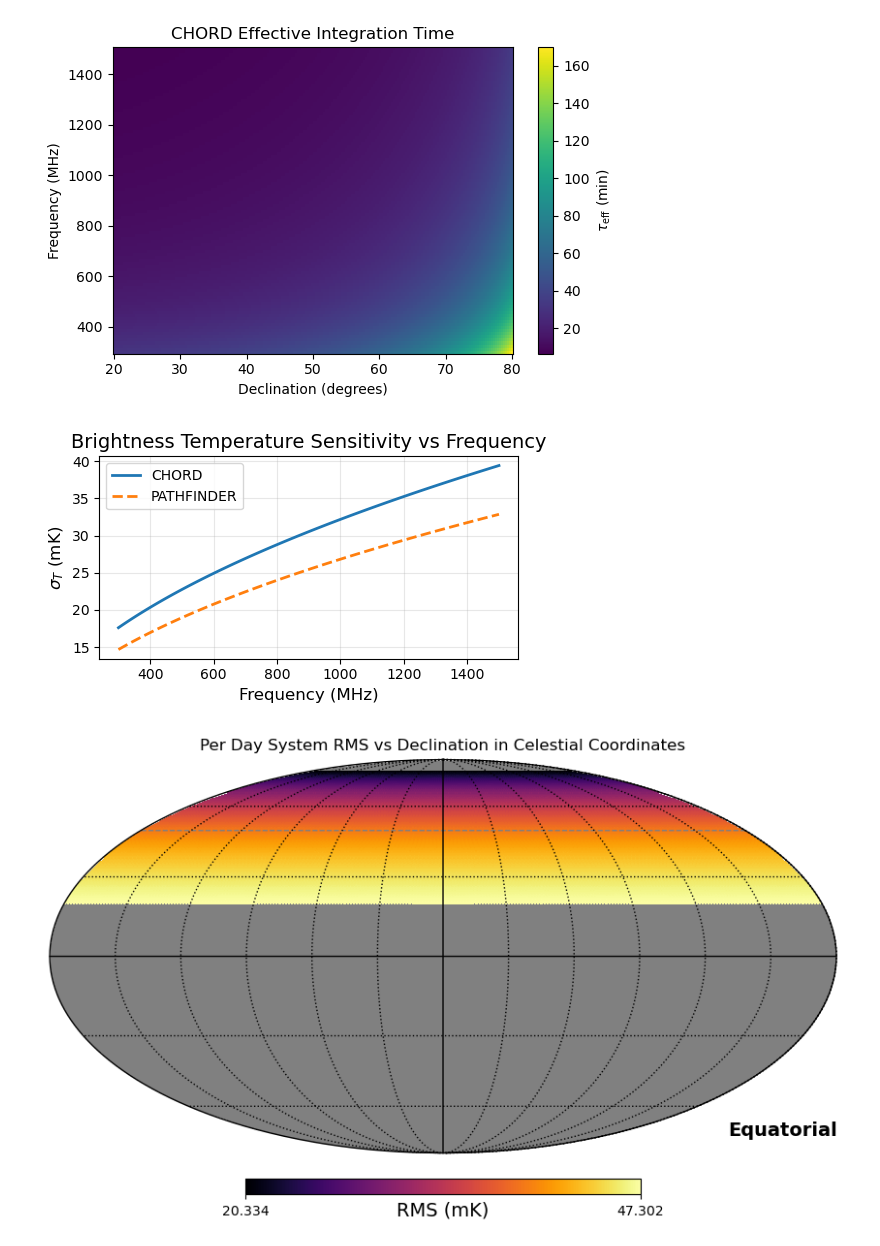
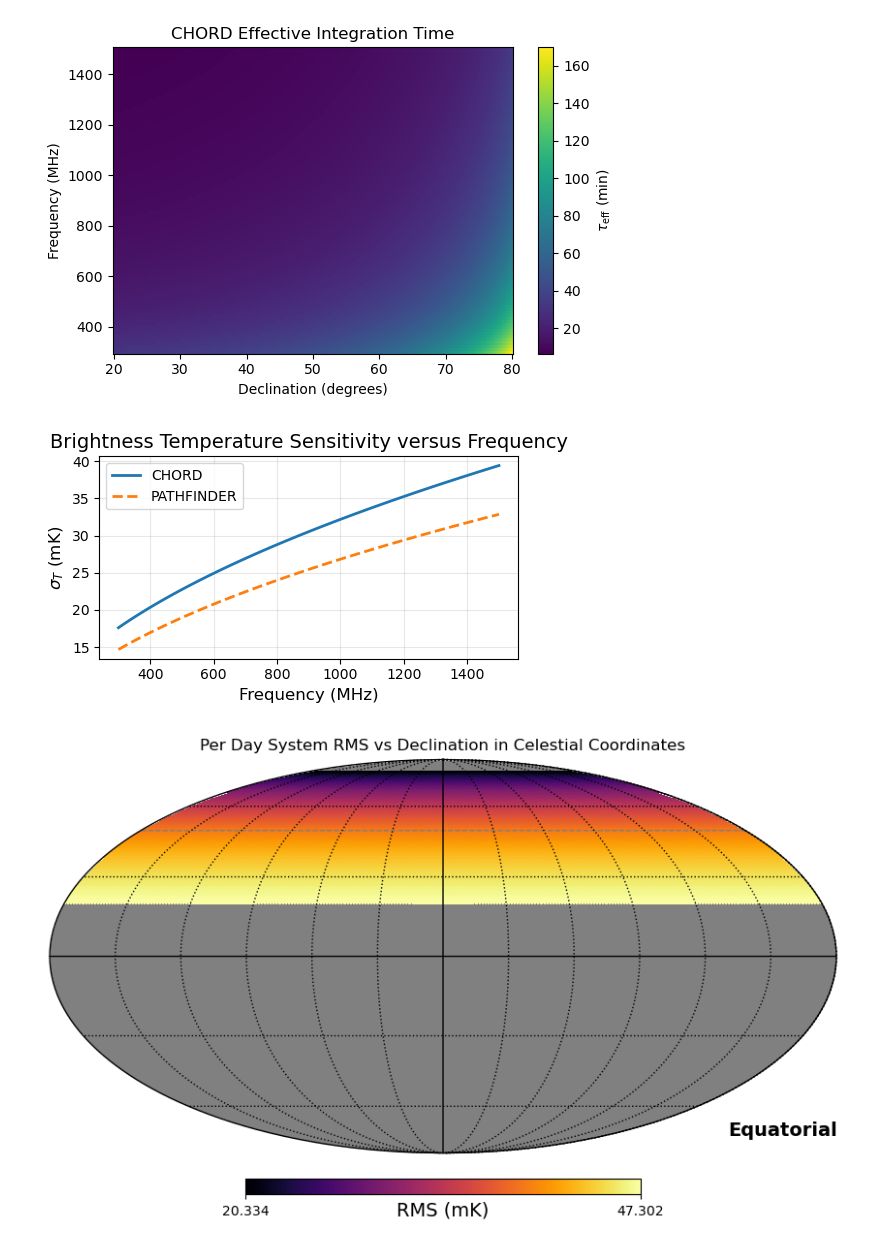
Before and after one commit to DuncanCSt/CHORD_Sensitivity, a Jupyter notebook: notebooks/sensitivity/noise_rms.ipynb, the cells around one changed output. Saved outputs shown, nothing was run; the diff lists cells and outputs as text; code cells hidden in the pictures.

```diff
--- a/notebooks/sensitivity/noise_rms.ipynb
+++ b/notebooks/sensitivity/noise_rms.ipynb
@@ -209,31 +209,31 @@ fig.savefig(output_dir / "chord_tau_eff_heatmap.png", dpi=300, bbox_inches="tigh
 # %%
 freq_range = np.linspace(300, 1500, 100).tolist()  # list to satisfy type checker
 bandwidth = 5 * 1e3  # Hz (5 kHz)
 
 chord_sigma = chord.sigma_rms(freq=freq_range, delta_nu=bandwidth)
 pathfinder_sigma = pathfinder.sigma_rms(freq=freq_range, delta_nu=bandwidth)
 
 chord_sens = np.array(
     chord.surface_temperature(freq=freq_range, sigma_rms=chord_sigma, delta_nu=bandwidth)
 ) * 1e3  # mK/beam
 pathfinder_sens = np.array(
     pathfinder.surface_temperature(freq=freq_range, sigma_rms=pathfinder_sigma, delta_nu=bandwidth)
 ) * 1e3  # mK/beam
 
 fig, ax = plt.subplots(figsize=(5, 3))
 ax.plot(freq_range, chord_sens, label="CHORD", linewidth=2)
 ax.plot(freq_range, pathfinder_sens, label="PATHFINDER", linewidth=2, linestyle="--")
 
 ax.set_xlabel("Frequency (MHz)", fontsize=12)
 ax.set_ylabel(r"$\sigma_T$ (mK)", fontsize=12)
-ax.set_title("Brightness Temperature Sensitivity vs Frequency", fontsize=14)
+ax.set_title("Brightness Temperature Sensitivity versus Frequency", fontsize=14)
 ax.grid(True, alpha=0.3)
 ax.legend()
 
 plt.tight_layout()
 fig.savefig(output_dir / "chord_pathfinder_surface_temperature_5kHz.png", dpi=300, bbox_inches="tight")
 # %% [output]
-[figure, old version]
+[figure, new version]
 # %%
 # Define the latitude (declination for zenith pointing)
 CHORD_angles = np.linspace(20, 80, 100)  # degrees North
```
Also changed, not shown: parts of 4 cells of this notebook, 3 other files.
